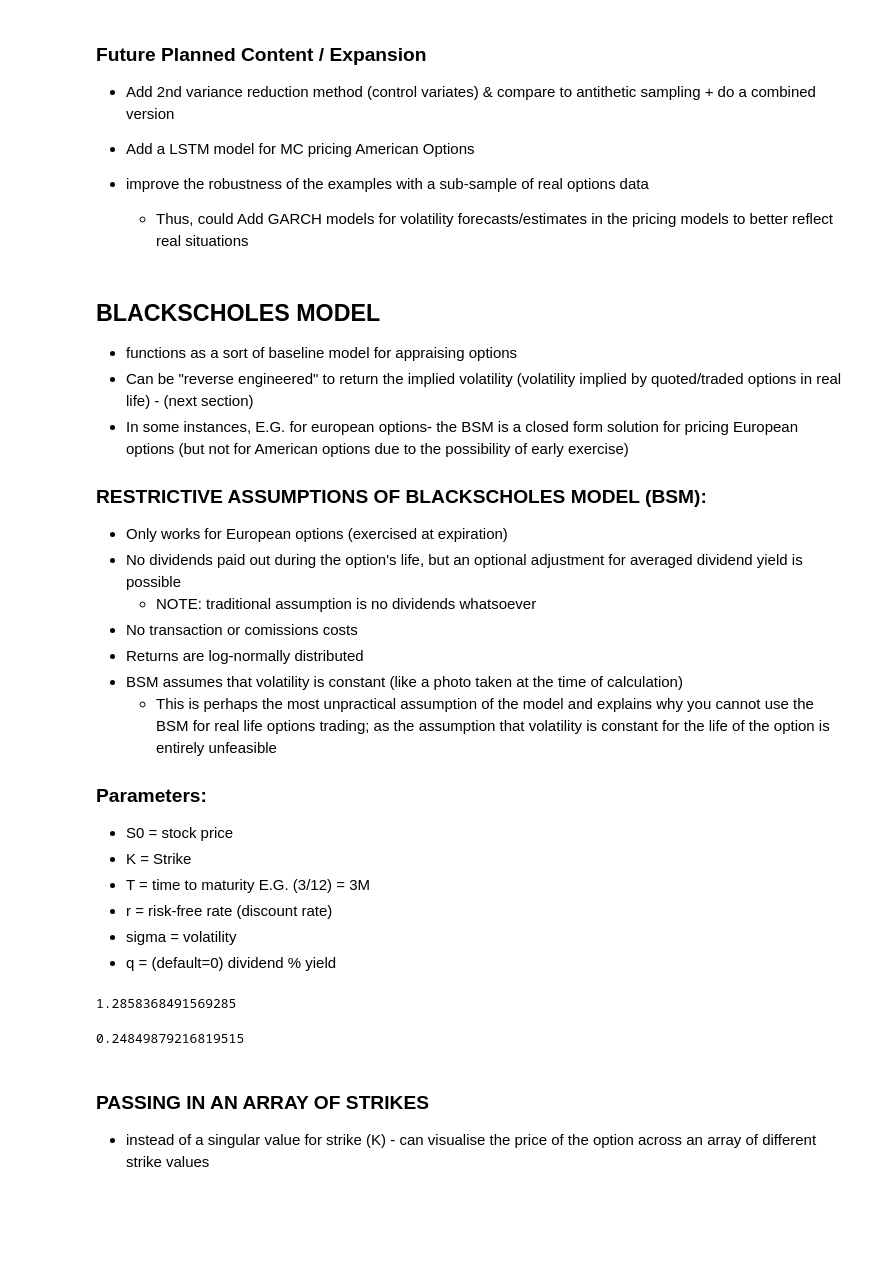
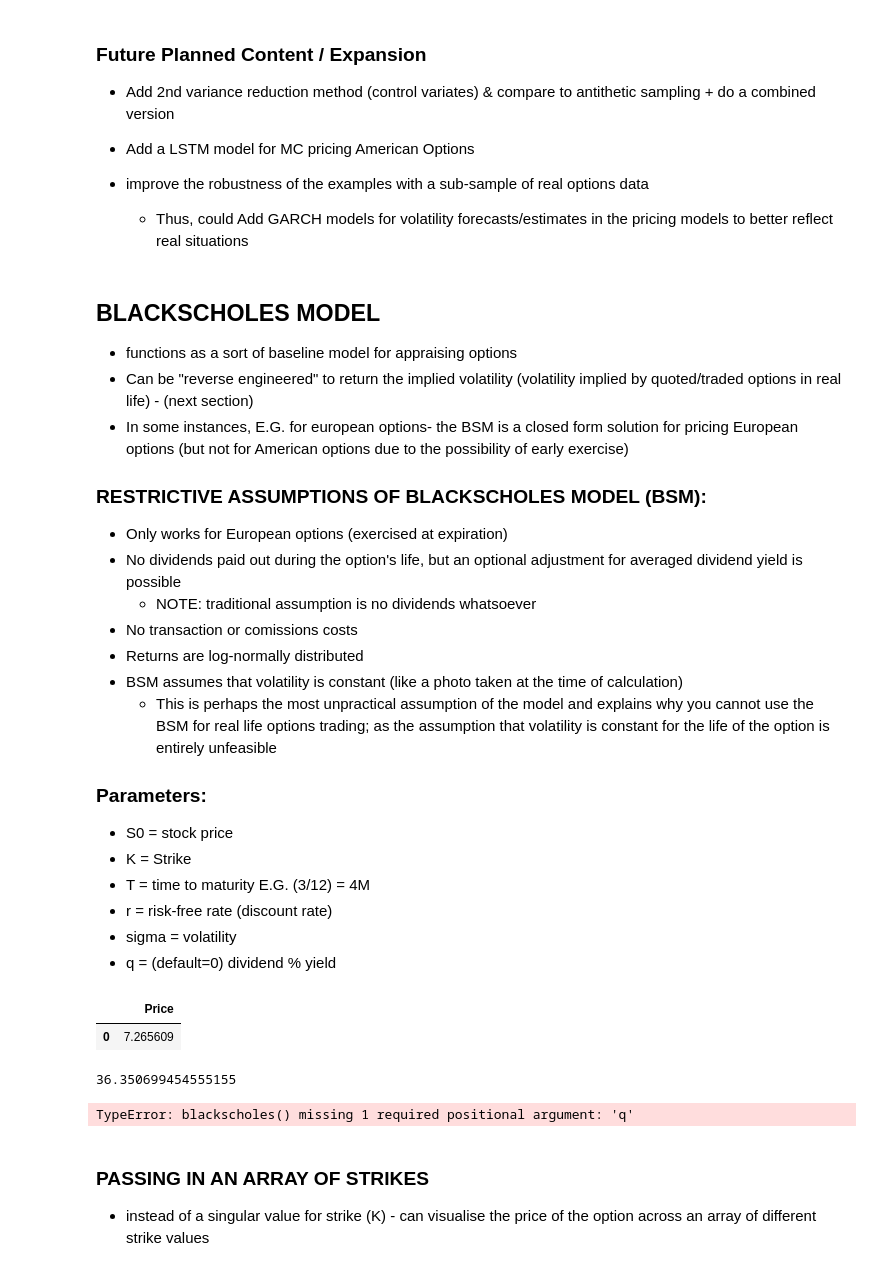
Before and after one commit to eo1989/mkt_notes_general, a Jupyter notebook: MC_Derivative_pricer.ipynb, the cells around one changed output. Saved outputs shown, nothing was run; the diff lists cells and outputs as text; code cells hidden in the pictures; blank space fills up the shorter version.

```diff
--- a/MC_Derivative_pricer.ipynb
+++ b/MC_Derivative_pricer.ipynb
@@ -49,7 +50,7 @@ import pandas as pd
 ### Parameters:
 - S0 = stock price
 - K = Strike
-- T = time to maturity E.G. (3/12) = 3M
+- T = time to maturity E.G. (3/12) = 4M
 - r = risk-free rate (discount rate)
 - sigma = volatility
 - q = (default=0) dividend % yield
@@ -78,11 +77,25 @@ sigma = 0.3
+# %%
+# hypothetical parameters:
+S0 = 516.0  # QQQ on 1/15/2025
+K = 520.0  # at 1300 the 3 month (March monthly 520C is ~$)
+T = 0.16  # 65 dte = 65/365 or 0.16
+r = 0.425  # 4% rfr
+sigma = 0.19  # 19% IV on the 520 March 31 2025 calls
+q = 0.61  # QQQ
+# %%
+vectorized_black_scholes_merton(flag="c", S=S0, K=K, t=T, r=r, sigma=sigma, q=q)
+# %% [output]
+|  | Price |
+| 0 | 7.265609 |
+# %%
+QQQ_520C = blackscholes(S0, K, T, r, sigma, q, Type="call")
+print(QQQ_520C)
+# %% [output]
+36.350699454555155
 # %%
-blackscholes(S0, K, T, r, sigma, Type="call")
+blackscholes(S0, K, T, r, sigma)
 # %% [output]
-1.2858368491569285
+TypeError: blackscholes() missing 1 required positional argument: 'q'
-# %%
-blackscholes(S0, K, T, r, sigma, Type="put")
-# %% [output]
-0.24849879216819515
 # %% [markdown]
 ### PASSING IN AN ARRAY OF STRIKES
 * instead of a singular value for strike (K) - can visualise the price of the option across an array of different strike values
```
Also changed, not shown: parts of 25 cells of this notebook, 1 other file.
